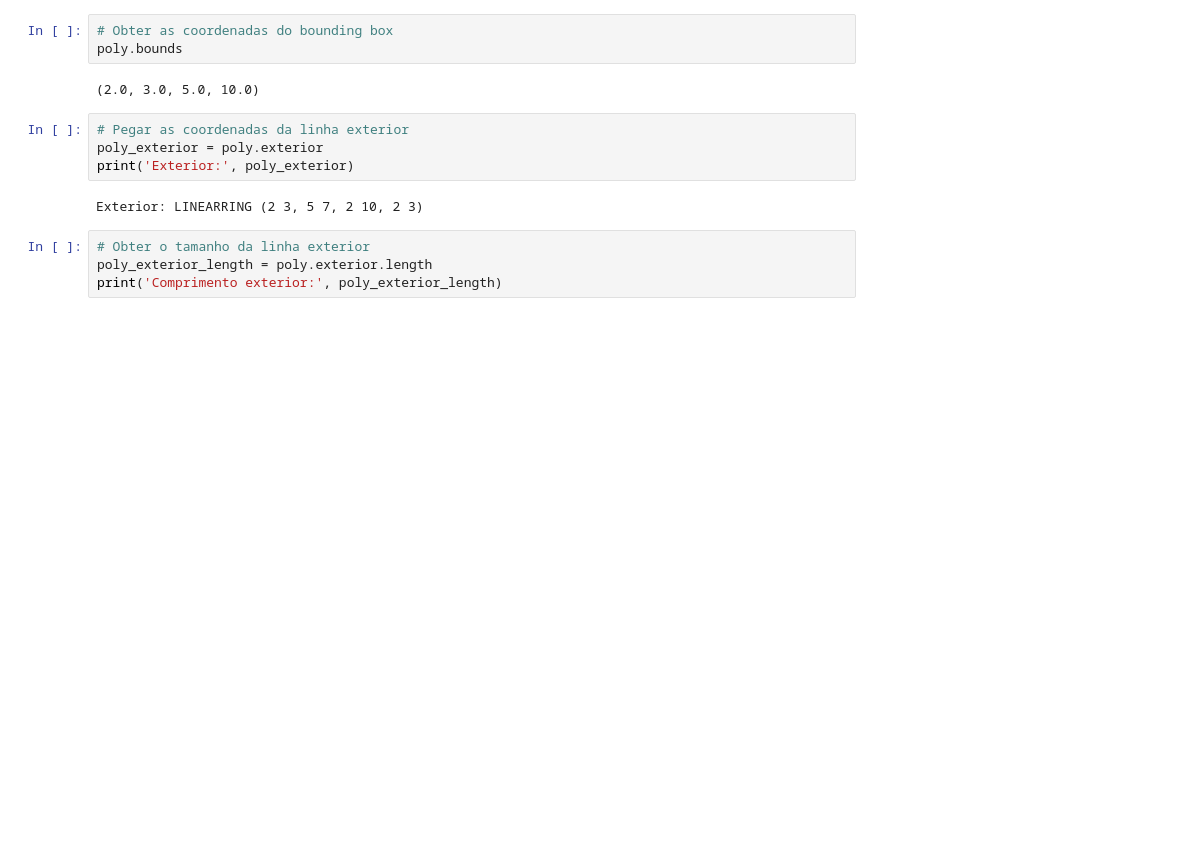
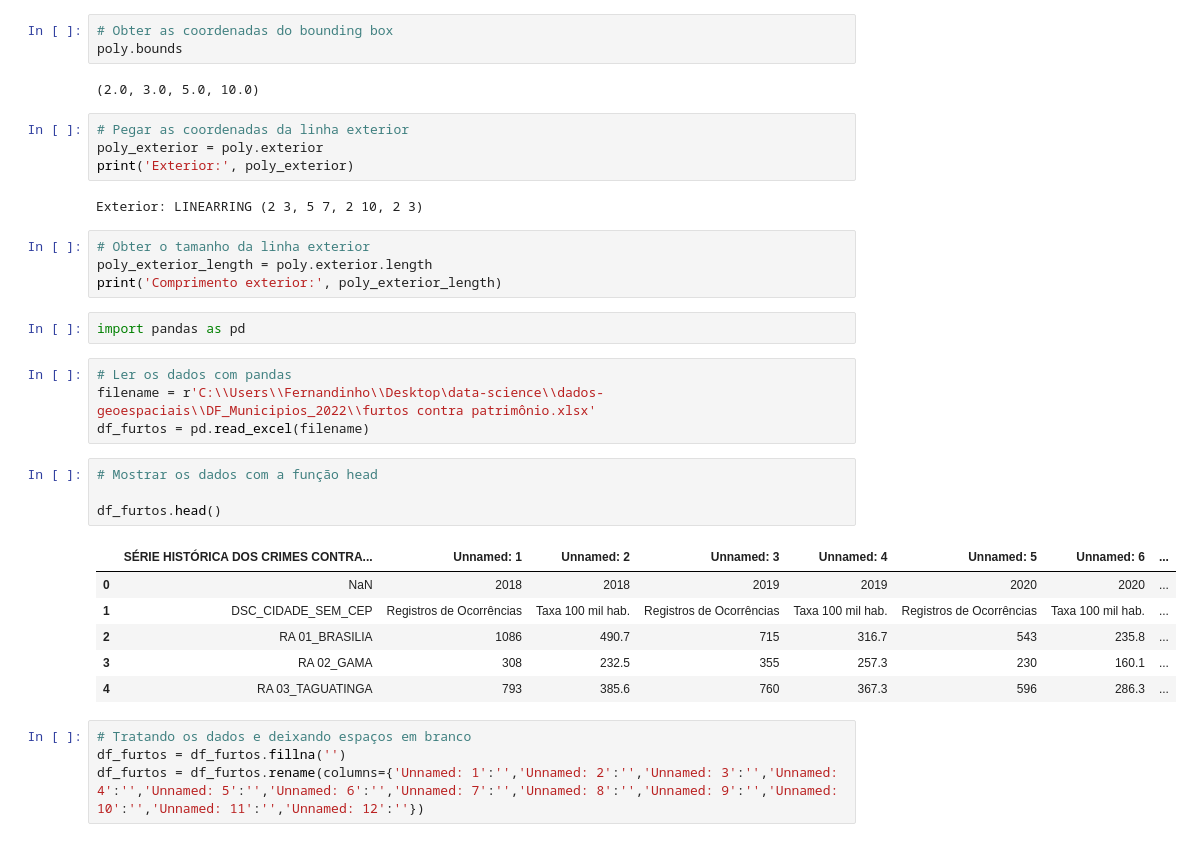
Before and after one commit to Fernandinho937/Data-Science, a Jupyter notebook: dados-geoespaciais/DistritoFederal.ipynb, the cells around one changed output. Drawn from its saved outputs; the diff is of its cells as text; blank space fills up the shorter version.

```diff
--- a/dados-geoespaciais/DistritoFederal.ipynb
+++ b/dados-geoespaciais/DistritoFederal.ipynb
@@ -173,3 +171,24 @@ Exterior: LINEARRING (2 3, 5 7, 2 10, 2 3)
 # Obter o tamanho da linha exterior
 poly_exterior_length = poly.exterior.length
 print('Comprimento exterior:', poly_exterior_length)
+# %%
+import pandas as pd
+# %%
+# Ler os dados com pandas
+filename = r'C:\\Users\\Fernandinho\\Desktop\data-science\\dados-geoespaciais\\DF_Municipios_2022\\furtos contra patrimônio.xlsx'
+df_furtos = pd.read_excel(filename)
+# %%
+# Mostrar os dados com a função head
+
+df_furtos.head()
+# %% [output]
+|  | SÉRIE HISTÓRICA DOS CRIMES CONTRA... | Unnamed: 1 | Unnamed: 2 | Unnamed: 3 | Unnamed: 4 | Unnamed: 5 | Unnamed: 6 | ... |
+| 0 | NaN | 2018 | 2018 | 2019 | 2019 | 2020 | 2020 | ... |
+| 1 | DSC_CIDADE_SEM_CEP | Registros de Ocorrências | Taxa 100 mil hab. | Registros de Ocorrências | Taxa 100 mil hab. | Registros de Ocorrências | Taxa 100 mil hab. | ... |
+| 2 | RA 01_BRASILIA | 1086 | 490.7 | 715 | 316.7 | 543 | 235.8 | ... |
+| 3 | RA 02_GAMA | 308 | 232.5 | 355 | 257.3 | 230 | 160.1 | ... |
+| 4 | RA 03_TAGUATINGA | 793 | 385.6 | 760 | 367.3 | 596 | 286.3 | ... |
+# %%
+# Tratando os dados e deixando espaços em branco
+df_furtos = df_furtos.fillna('')
+df_furtos = df_furtos.rename(columns={'Unnamed: 1':'','Unnamed: 2':'','Unnamed: 3':'','Unnamed: 4':'','Unnamed: 5':'','Unnamed: 6':'','Unnamed: 7':'','Unnamed: 8':'','Unnamed: 9':'','Unnamed: 10':'','Unnamed: 11':'','Unnamed: 12':''})
```
Also changed, not shown: parts of 2 cells of this notebook, 4 other files.
